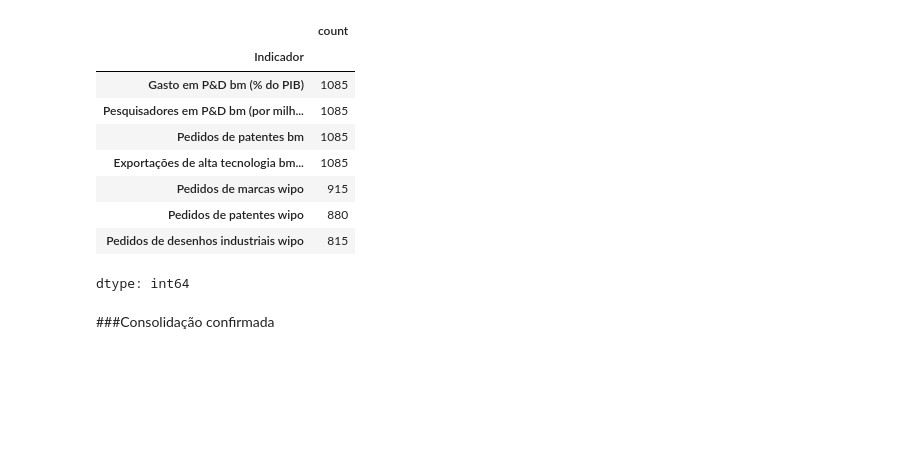
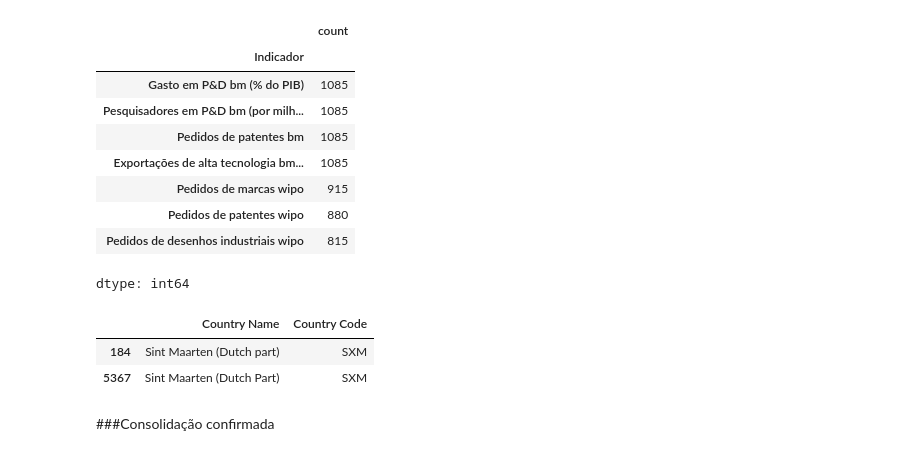
Before and after one commit to Gabriel-Roledo-ds/Analise-dos-top-10-paises-em-Inovacao-Tecnologica, a Jupyter notebook: 01_coleta_preparacao_modelagem.ipynb, the cells around one changed output. Drawn from its saved outputs; the diff is of its cells as text; code cells hidden in the pictures; blank space fills up the shorter version.

```diff
--- a/01_coleta_preparacao_modelagem.ipynb
+++ b/01_coleta_preparacao_modelagem.ipynb
@@ -1211,6 +1211,25 @@ df_consolidado["Indicador"].value_counts()
 | Pedidos de patentes wipo | 880 |
 | Pedidos de desenhos industriais wipo | 815 |
 dtype: int64
+# %%
+# ============================================================
+# 3.14.1 Padronização de código de país (Alpha-3)
+# O Banco Mundial usa códigos Alpha-3 (ex: DEU, BRA), mas a WIPO usa
+# Alpha-2 (ex: DE, BR). Sem padronizar, o mesmo país fica com dois
+# valores diferentes de "Country Code" após a consolidação — o que
+# infla artificialmente a contagem de países únicos (ex: Sint Maarten
+# aparecendo como "SXM" e "SX").
+# ============================================================
+df_consolidado["Country Code"] = df_consolidado["Country Code"].apply(codigo_para_alpha3)
+
+# Confirma que a padronização resolveu o caso identificado (Sint Maarten)
+df_consolidado[df_consolidado["Country Name"].str.contains("Sint Maarten", na=False)][
+    ["Country Name", "Country Code"]
+].drop_duplicates()
+# %% [output]
+|  | Country Name | Country Code |
+| 184 | Sint Maarten (Dutch part) | SXM |
+| 5367 | Sint Maarten (Dutch Part) | SXM |
 # %% [markdown]
 ###Consolidação confirmada
 # %% [markdown]
```
Also changed, not shown: parts of 6 cells of this notebook.
